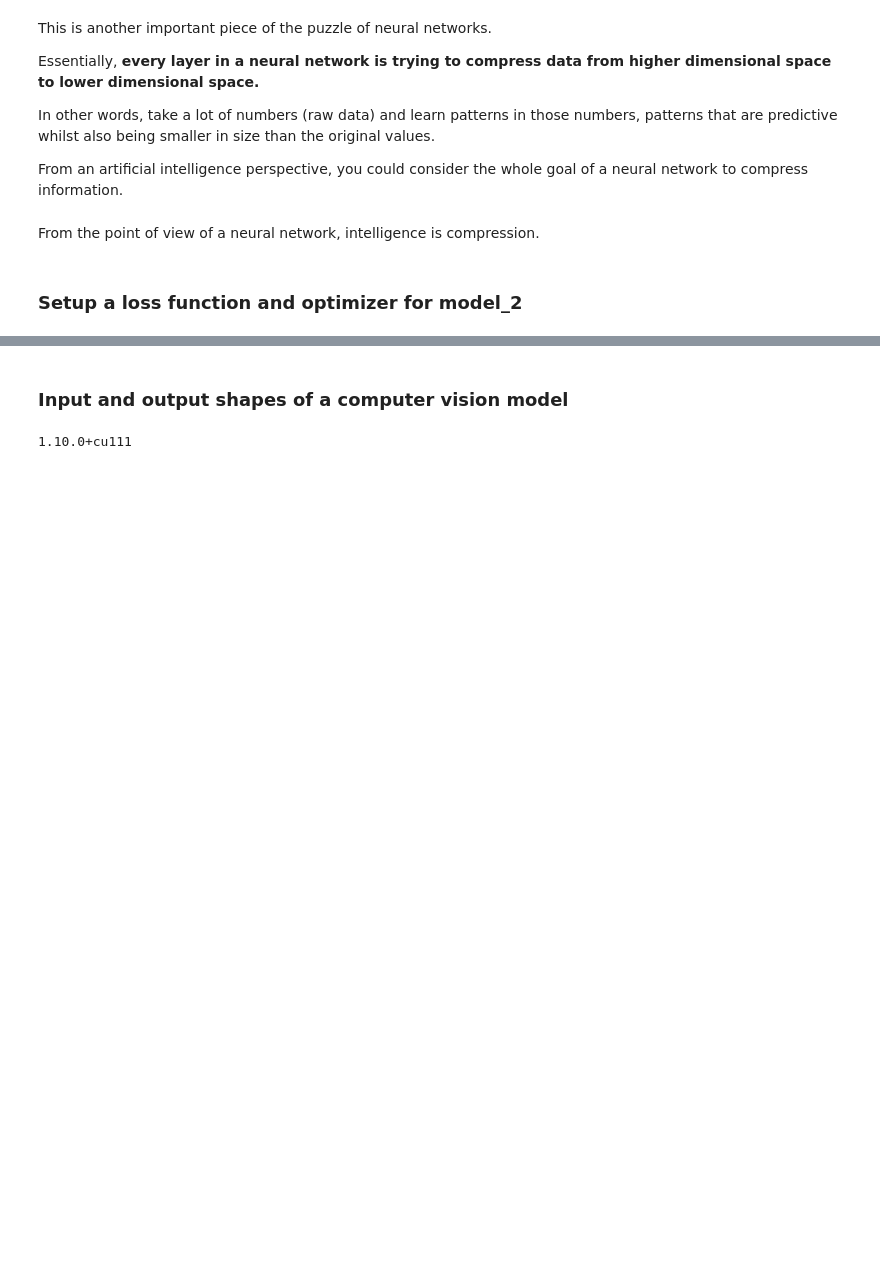
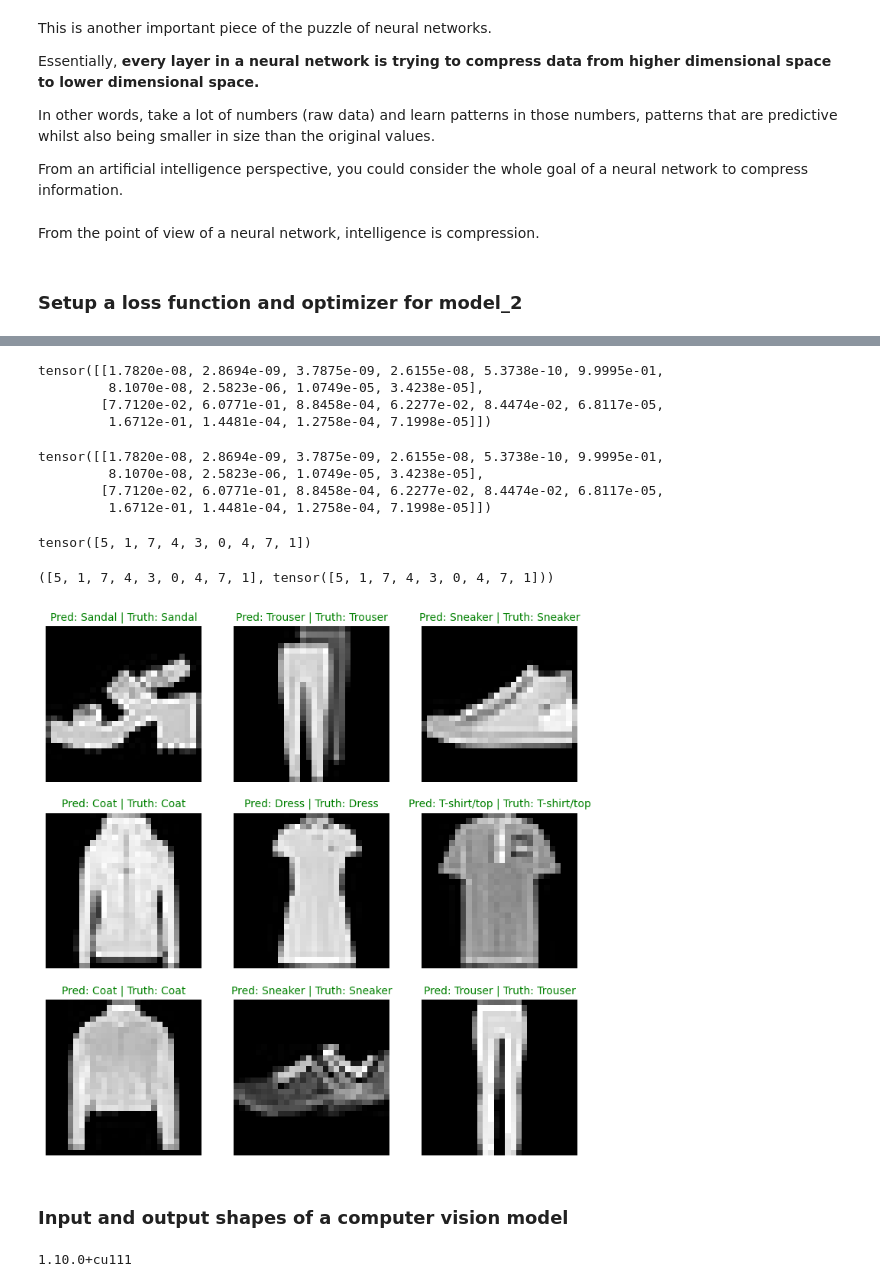
Before and after one commit to JoonhyeonKim/Fun_with_practicing_DS, a Jupyter notebook: 03_pytorch_computer_vision_exercises.ipynb, the cells around one changed output, grey strips where cells are left out. Cells and saved outputs as stored; diff of their text form; code cells hidden in the pictures; blank space fills up the shorter version.

```diff
--- a/03_pytorch_computer_vision_exercises.ipynb
+++ b/03_pytorch_computer_vision_exercises.ipynb
@@ -927,3 +927,8 @@ From an artificial intelligence perspective, you could consider the whole goal o
 From the point of view of a neural network, intelligence is compression.
 # %% [markdown]
 ### Setup a loss function and optimizer for model_2
+# %%
+# Setup loss and optimizer
+loss_fn = nn.CrossEntropyLoss()
+optimizer = torch.optim.SGD(params=model_2.parameters(),
+                            lr=0.1)
@@ -930,3 +1060,67 @@ From the point of view of a neural network, intelligence is compression.
+# %%
+# Make predictions on test samples with model 2
+pred_probs= make_predictions(model=model_2,
+                             data=test_samples)
+
+# View first two prediction probabilities list
+pred_probs[:2]
+# %% [output]
+tensor([[1.7820e-08, 2.8694e-09, 3.7875e-09, 2.6155e-08, 5.3738e-10, 9.9995e-01,
+         8.1070e-08, 2.5823e-06, 1.0749e-05, 3.4238e-05],
+        [7.7120e-02, 6.0771e-01, 8.8458e-04, 6.2277e-02, 8.4474e-02, 6.8117e-05,
+         1.6712e-01, 1.4481e-04, 1.2758e-04, 7.1998e-05]])
+# %%
+# Make predictions on test samples with model 2
+pred_probs= make_predictions(model=model_2,
+                             data=test_samples)
+
+# View first two prediction probabilities list
+pred_probs[:2]
+# %% [output]
+tensor([[1.7820e-08, 2.8694e-09, 3.7875e-09, 2.6155e-08, 5.3738e-10, 9.9995e-01,
+         8.1070e-08, 2.5823e-06, 1.0749e-05, 3.4238e-05],
+        [7.7120e-02, 6.0771e-01, 8.8458e-04, 6.2277e-02, 8.4474e-02, 6.8117e-05,
+         1.6712e-01, 1.4481e-04, 1.2758e-04, 7.1998e-05]])
+# %%
+# Turn the prediction probabilities into prediction labels by taking the argmax()
+pred_classes = pred_probs.argmax(dim=1)
+pred_classes
+# %% [output]
+tensor([5, 1, 7, 4, 3, 0, 4, 7, 1])
+# %%
+# Are our predictions in the same form as our test labels?
+test_labels, pred_classes
+# %% [output]
+([5, 1, 7, 4, 3, 0, 4, 7, 1], tensor([5, 1, 7, 4, 3, 0, 4, 7, 1]))
+# %%
+# Plot predictions
+plt.figure(figsize=(9, 9))
+nrows = 3
+ncols = 3
+for i, sample in enumerate(test_samples):
+  # Create a subplot
+  plt.subplot(nrows, ncols, i+1)
+
+  # Plot the target image
+  plt.imshow(sample.squeeze(), cmap="gray")
+
+  # Find the prediction label (in text form, e.g. "Sandal")
+  pred_label = class_names[pred_classes[i]]
+
+  # Get the truth label (in text form, e.g. "T-shirt")
+  truth_label = class_names[test_labels[i]]
+
+  # Create the title text of the plot
+  title_text = f"Pred: {pred_label} | Truth: {truth_label}"
+
+  # Check for equality and change title colour accordingly
+  if pred_label == truth_label:
+      plt.title(title_text, fontsize=10, c="g") # green text if correct
+  else:
+      plt.title(title_text, fontsize=10, c="r") # red text if wrong
+  plt.axis(False);
+# %% [output]
+[figure, added]
 # %% [markdown]
 ### Input and output shapes of a computer vision model
 # %%
```
Also changed, not shown: parts of 47 cells of this notebook.
